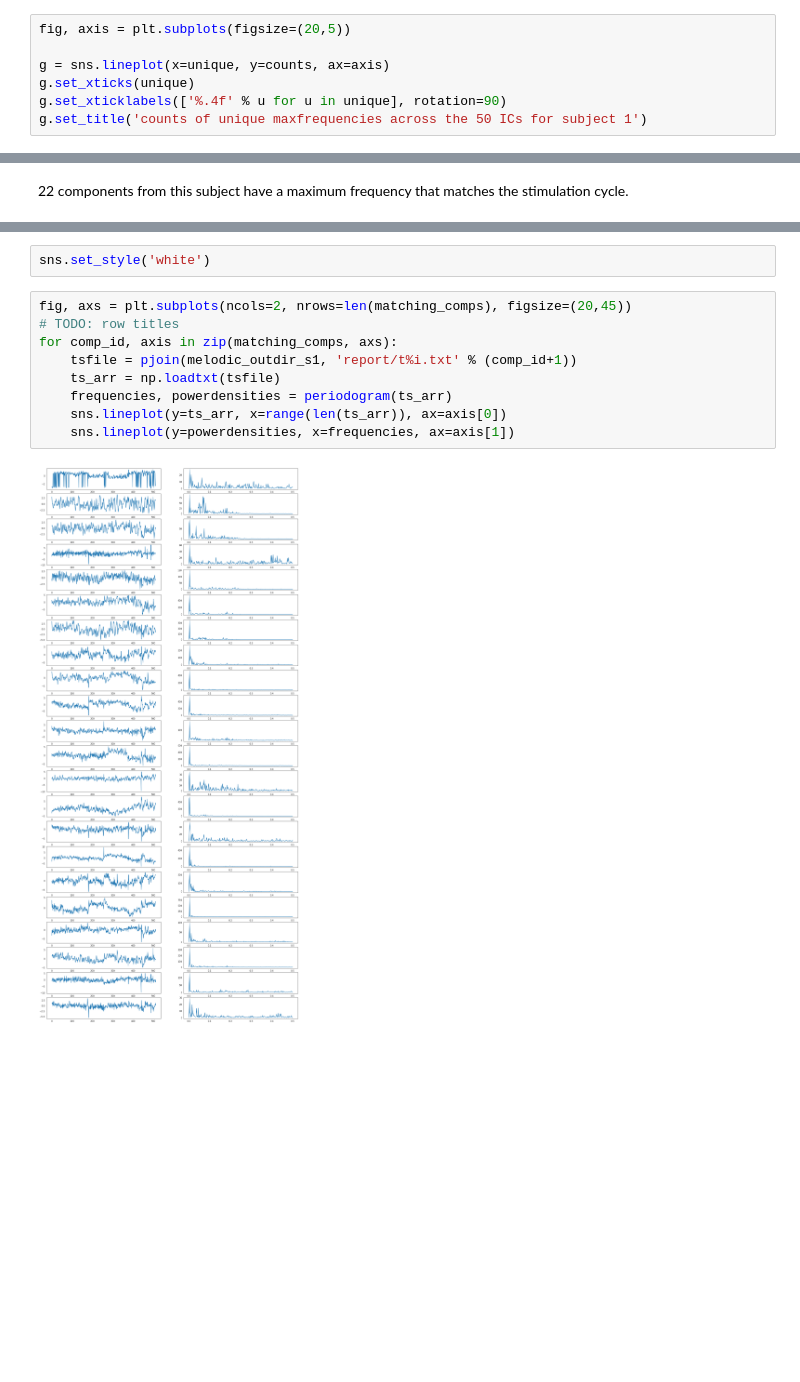
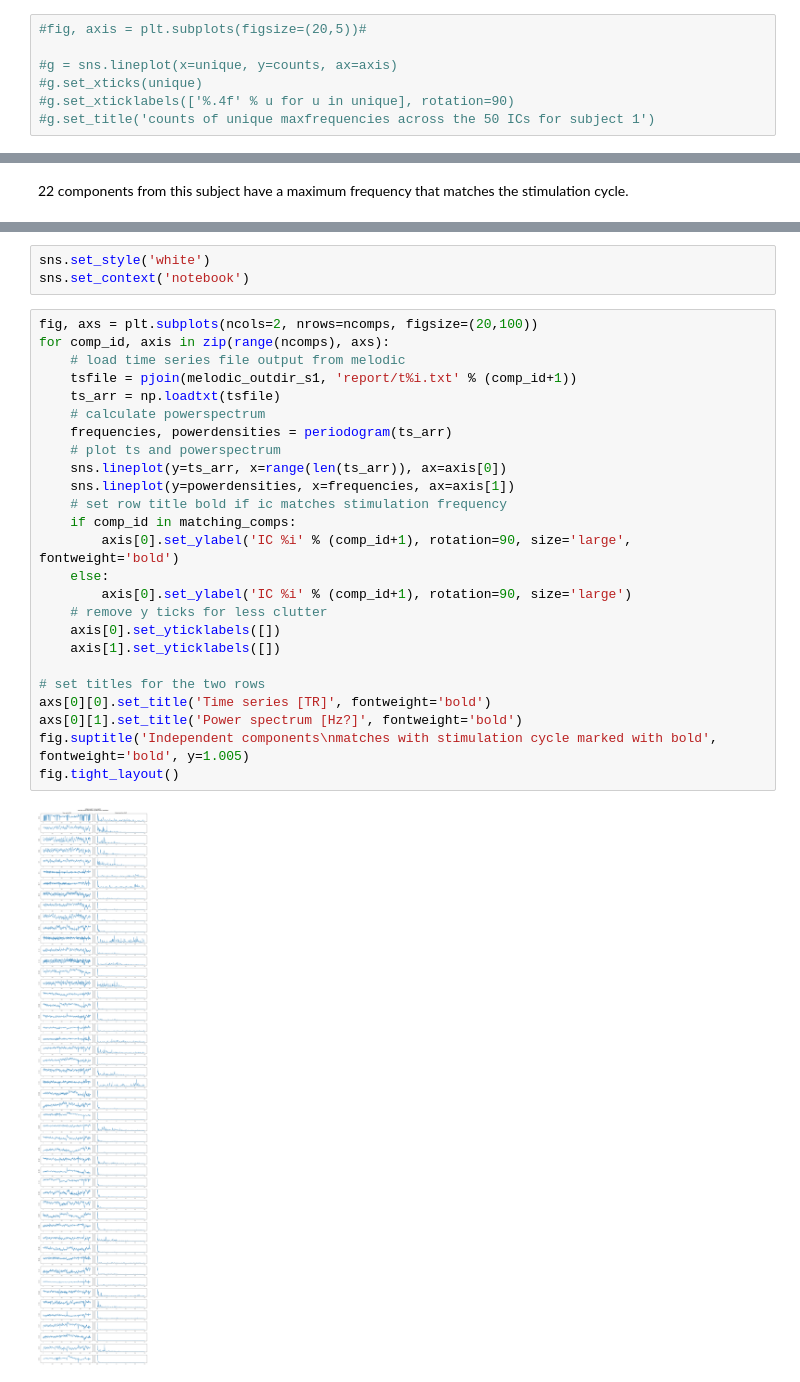
Before and after one commit to oliver-contier/somato_align, a Jupyter notebook: ica/melodic/find_components_frequency.ipynb, the cells around one changed output, grey strips where cells are left out. Drawn from its saved outputs; the diff is of its cells as text; blank space fills up the shorter version.

Commit message:
time series and power spectra for all components. Visually inspected zmaps of all signal candidates

```diff
--- a/ica/melodic/find_components_frequency.ipynb
+++ b/ica/melodic/find_components_frequency.ipynb
@@ -88,9 +82,9 @@ print('Among the maximum frequency values of the 50 components, there are %i uni
 # %% [output]
 Among the maximum frequency values of the 50 components, there are 8 unique.
 # %%
-fig, axis = plt.subplots(figsize=(20,5))
+#fig, axis = plt.subplots(figsize=(20,5))#
 
-g = sns.lineplot(x=unique, y=counts, ax=axis)
-g.set_xticks(unique)
-g.set_xticklabels(['%.4f' % u for u in unique], rotation=90)
-g.set_title('counts of unique maxfrequencies across the 50 ICs for subject 1')
+#g = sns.lineplot(x=unique, y=counts, ax=axis)
+#g.set_xticks(unique)
+#g.set_xticklabels(['%.4f' % u for u in unique], rotation=90)
+#g.set_title('counts of unique maxfrequencies across the 50 ICs for subject 1')
@@ -151,13 +144,30 @@ print(matching_comps)
 # %%
 sns.set_style('white')
+sns.set_context('notebook')
 # %%
-fig, axs = plt.subplots(ncols=2, nrows=len(matching_comps), figsize=(20,45))
-# TODO: row titles
-for comp_id, axis in zip(matching_comps, axs):
+fig, axs = plt.subplots(ncols=2, nrows=ncomps, figsize=(20,100))
+for comp_id, axis in zip(range(ncomps), axs):
+    # load time series file output from melodic
     tsfile = pjoin(melodic_outdir_s1, 'report/t%i.txt' % (comp_id+1))
     ts_arr = np.loadtxt(tsfile)
+    # calculate powerspectrum
     frequencies, powerdensities = periodogram(ts_arr)
+    # plot ts and powerspectrum
     sns.lineplot(y=ts_arr, x=range(len(ts_arr)), ax=axis[0])
     sns.lineplot(y=powerdensities, x=frequencies, ax=axis[1])
+    # set row title bold if ic matches stimulation frequency
+    if comp_id in matching_comps:
+        axis[0].set_ylabel('IC %i' % (comp_id+1), rotation=90, size='large', fontweight='bold')
+    else:
+        axis[0].set_ylabel('IC %i' % (comp_id+1), rotation=90, size='large')
+    # remove y ticks for less clutter
+    axis[0].set_yticklabels([])
+    axis[1].set_yticklabels([])
+
+# set titles for the two rows
+axs[0][0].set_title('Time series [TR]', fontweight='bold')
+axs[0][1].set_title('Power spectrum [Hz?]', fontweight='bold')
+fig.suptitle('Independent components\nmatches with stimulation cycle marked with bold', fontweight='bold', y=1.005)
+fig.tight_layout()
 # %% [output]
-[figure, old version]
+[figure, new version]
```
Also changed, not shown: parts of 8 cells of this notebook.
